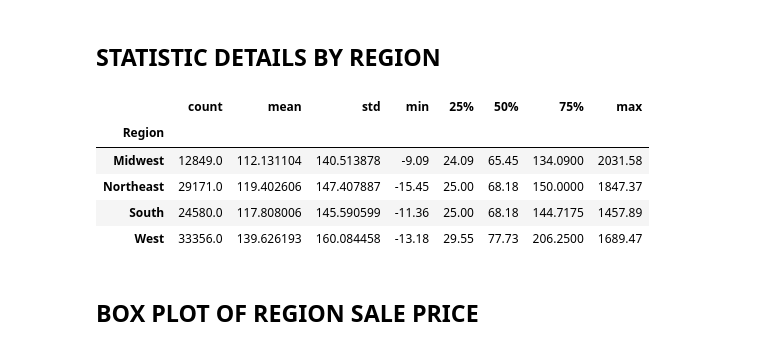
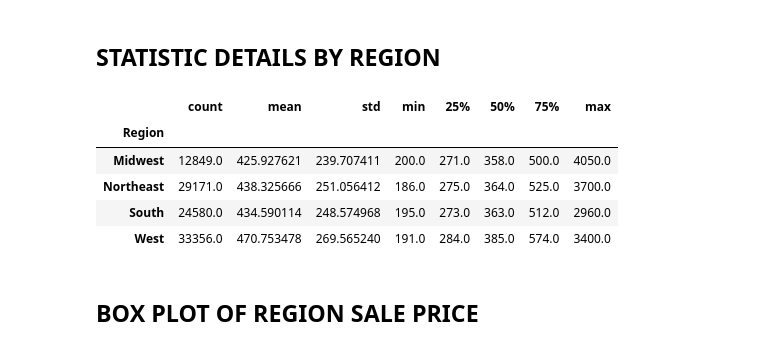
Before and after one commit to melissaa06/SNKRS_R_US, a Jupyter notebook: SneakerPy.ipynb, the cells around one changed output. Saved outputs shown, nothing was run; the diff lists cells and outputs as text; code cells hidden in the pictures.

```diff
--- a/SneakerPy.ipynb
+++ b/SneakerPy.ipynb
@@ -145,16 +145,16 @@ plt.show()
 ## STATISTIC DETAILS BY REGION
 # %%
 # Basic statistical details like percentile, mean, std, etc by region
-summary = sneaker_data.groupby('Region')['ROI'].describe()
+summary = sneaker_data.groupby('Region')['Sale Price'].describe()
 
 summary
 # %% [output]
 |  | count | mean | std | min | 25% | 50% | 75% | max |
 | Region |  |  |  |  |  |  |  |  |
-| Midwest | 12849.0 | 112.131104 | 140.513878 | -9.09 | 24.09 | 65.45 | 134.0900 | 2031.58 |
-| Northeast | 29171.0 | 119.402606 | 147.407887 | -15.45 | 25.00 | 68.18 | 150.0000 | 1847.37 |
-| South | 24580.0 | 117.808006 | 145.590599 | -11.36 | 25.00 | 68.18 | 144.7175 | 1457.89 |
-| West | 33356.0 | 139.626193 | 160.084458 | -13.18 | 29.55 | 77.73 | 206.2500 | 1689.47 |
+| Midwest | 12849.0 | 425.927621 | 239.707411 | 200.0 | 271.0 | 358.0 | 500.0 | 4050.0 |
+| Northeast | 29171.0 | 438.325666 | 251.056412 | 186.0 | 275.0 | 364.0 | 525.0 | 3700.0 |
+| South | 24580.0 | 434.590114 | 248.574968 | 195.0 | 273.0 | 363.0 | 512.0 | 2960.0 |
+| West | 33356.0 | 470.753478 | 269.565240 | 191.0 | 284.0 | 385.0 | 574.0 | 3400.0 |
 # %% [markdown]
 ## BOX PLOT OF REGION SALE PRICE
 # %%
```
